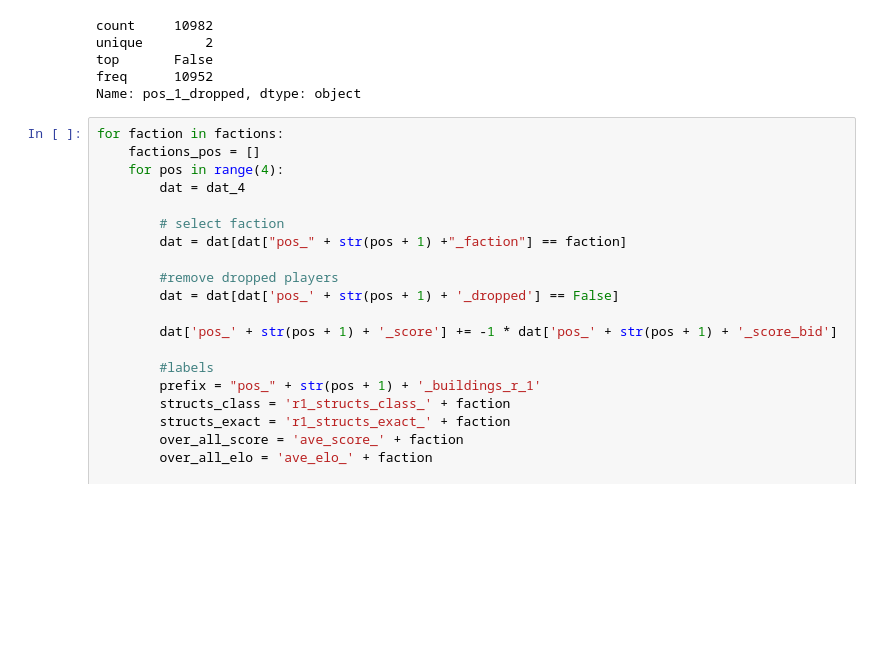
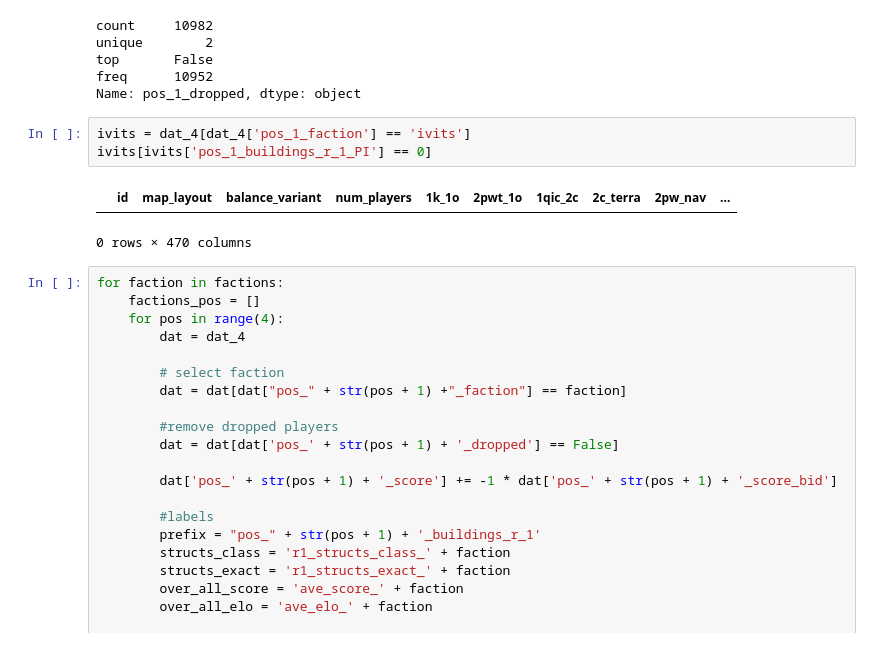
Before and after one commit to TimGladyshev/bgs_data_gaia, a Jupyter notebook: r1_structs.ipynb, the cells around one changed output. Drawn from its saved outputs; the diff is of its cells as text; blank space fills up the shorter version.

```diff
--- a/r1_structs.ipynb
+++ b/r1_structs.ipynb
@@ -125,6 +125,12 @@ unique        2
 top       False
 freq      10952
 Name: pos_1_dropped, dtype: object
+# %%
+ivits = dat_4[dat_4['pos_1_faction'] == 'ivits']
+ivits[ivits['pos_1_buildings_r_1_PI'] == 0]
+# %% [output]
+|  | id | map_layout | balance_variant | num_players | 1k_1o | 2pwt_1o | 1qic_2c | 2c_terra | 2pw_nav | ... |
+0 rows × 470 columns
 # %%
 for faction in factions:
     factions_pos = []
```
Also changed, not shown: 27 other files.
